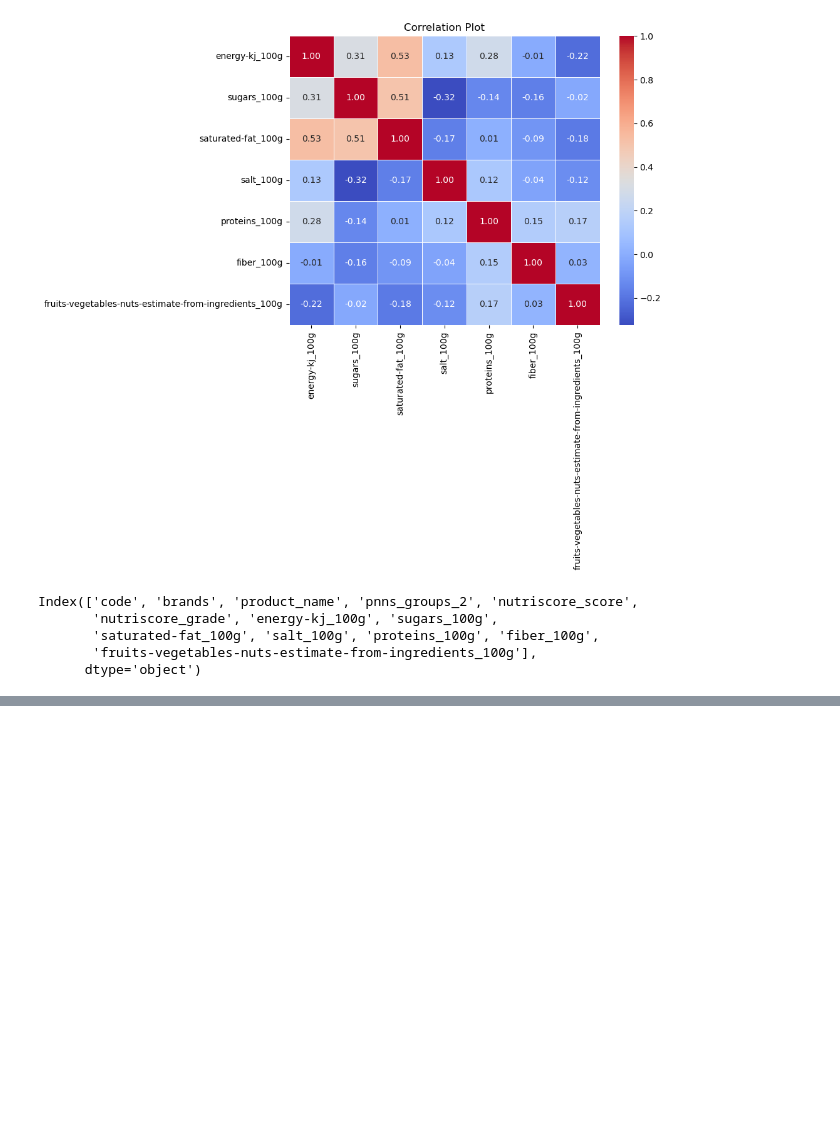
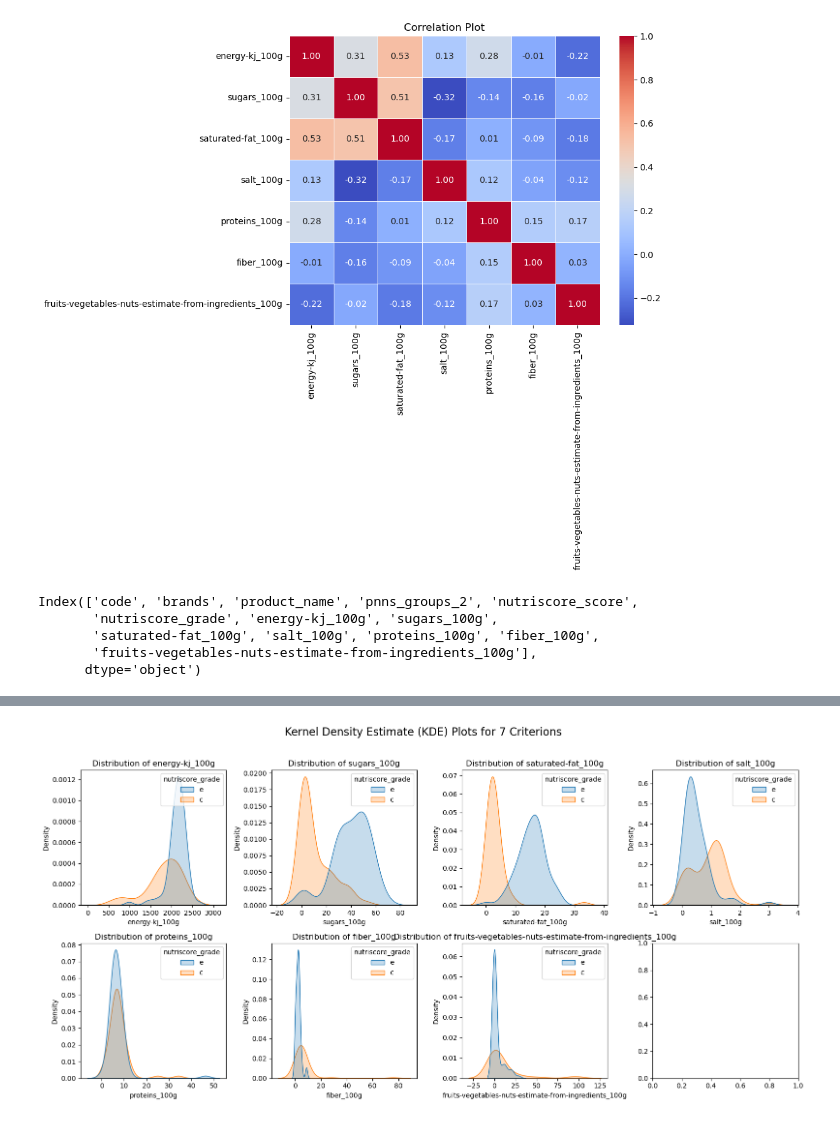
Before and after one commit to ahmadabusaiid/dm-nutri-score-project, a Jupyter notebook: additive_model_a.ipynb, the cells around one changed output, grey strips where cells are left out. Saved outputs shown, nothing was run; the diff lists cells and outputs as text; code cells hidden in the pictures; blank space fills up the shorter version.

```diff
--- a/additive_model_a.ipynb
+++ b/additive_model_a.ipynb
@@ -128,3 +128,26 @@ df.loc[df["fruits-vegetables-nuts-estimate-from-ingredients_100g"] > 100]
 |  | code | brands | product_name | pnns_groups_2 | nutriscore_score | nutriscore_grade | energy-kj_100g | ... |
 | 171 | 3281780886450 | Martinet | PORTION 2CAROTTE/2COLESLAW | One-dish meals | -1.0 | a | 435.0 | ... |
 | 214 | 3560071012687 | Carrefour | Vitalité Cranberries, noix de caj... | Dried fruits | 2.0 | b | 2155.0 | ... |
+# %%
+e = df.loc[(df.nutriscore_grade == "c") | (df.nutriscore_grade == "e")]
+# %%
+fig, axes = plt.subplots(nrows=2, ncols=4, figsize=(16, 8))
+fig.suptitle('Kernel Density Estimate (KDE) Plots for 7 Criterions', fontsize=16)
+
+# Flatten the subplot axes for easier iteration
+axes = axes.flatten()
+
+# Loop through each feature and create KDE plots
+for i, feature in enumerate(criterias):
+    # print([[feature]+["nutriscore_grade"]])
+    sns.kdeplot(data=e[[feature]+["nutriscore_grade"]], ax=axes[i], fill=True, x=feature, hue="nutriscore_grade")
+    axes[i].set_title(f'Distribution of {feature}')
+    axes[i].set_xlabel(feature)
+
+# Adjust layout to prevent overlap
+plt.tight_layout(rect=[0, 0, 1, 0.96])
+
+# Show the plots
+plt.show()
+# %% [output]
+[figure, added]
```
Also changed, not shown: 1 other file.
